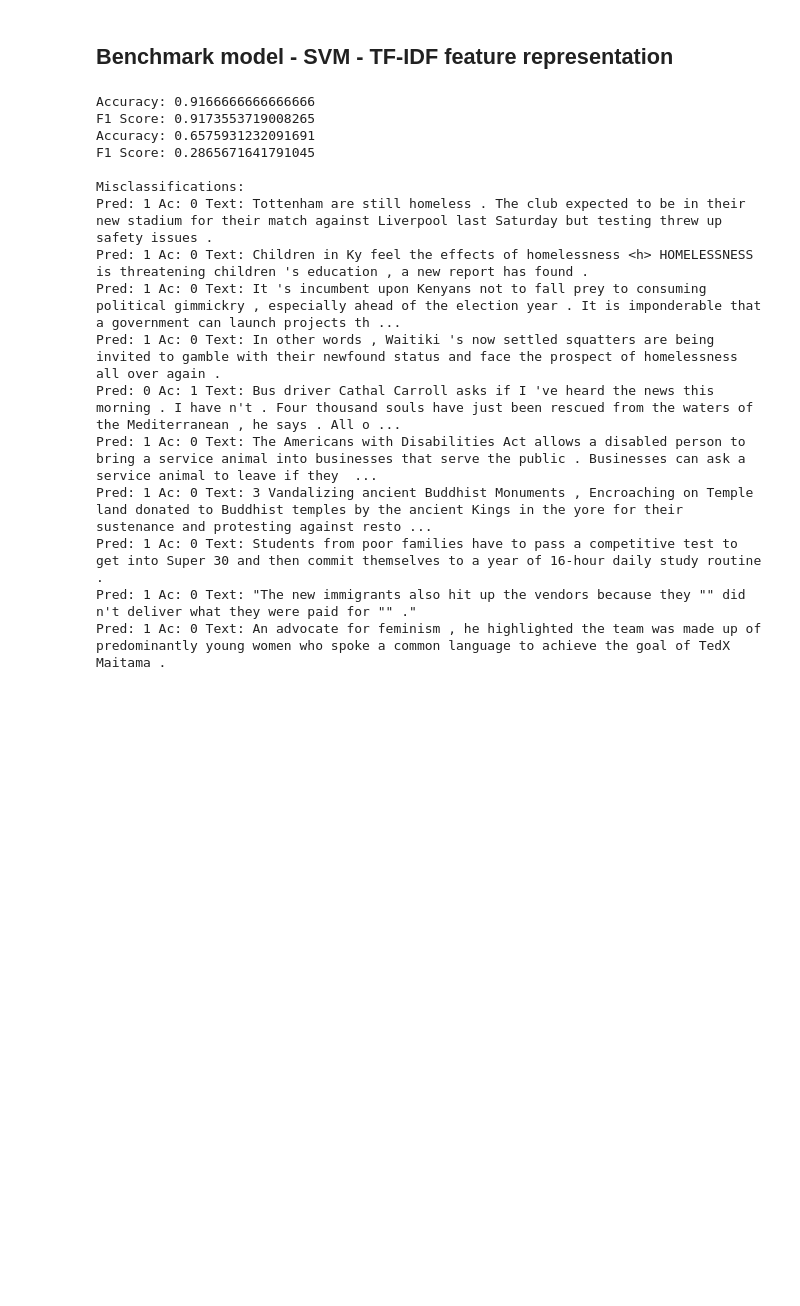
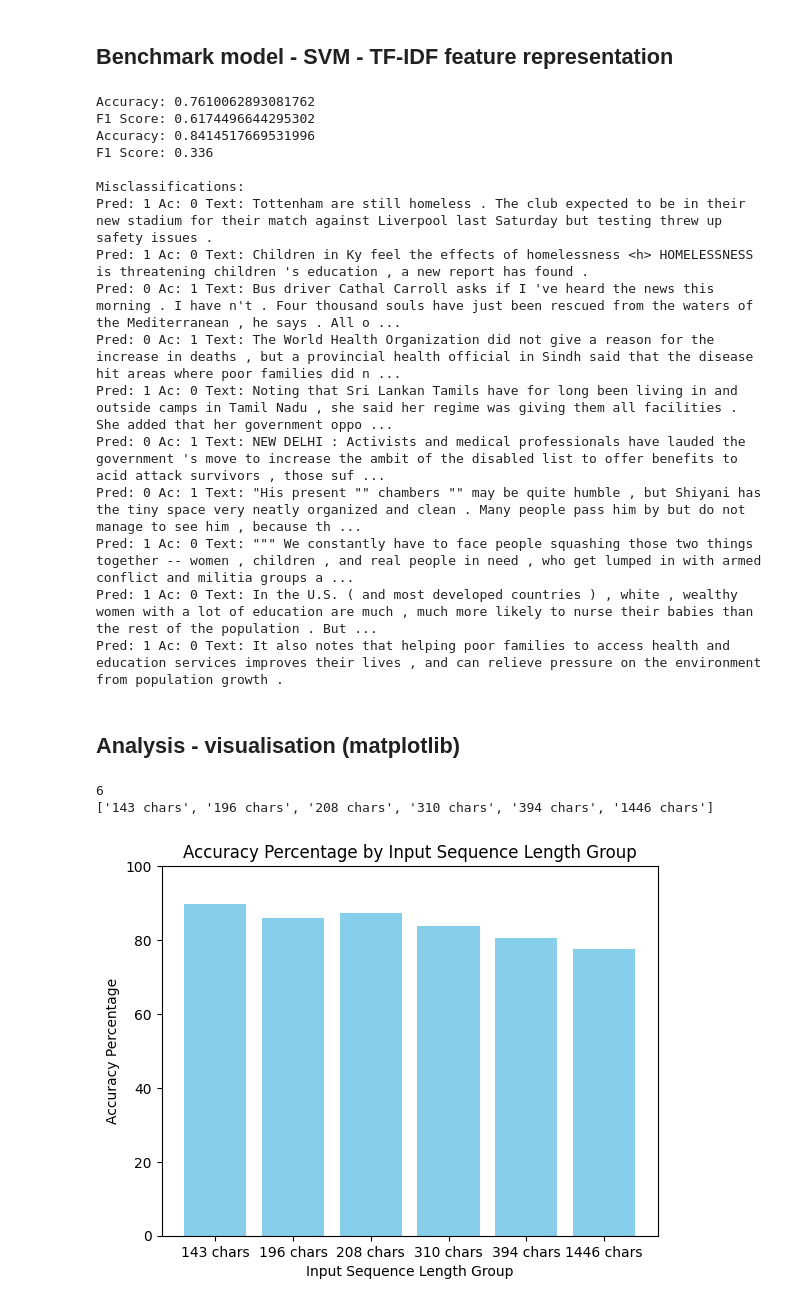
Before and after one commit to jas320/NLP_CW2, a Jupyter notebook: nlp_cw2.ipynb, the cells around one changed output. Drawn from its saved outputs; the diff is of its cells as text; code cells hidden in the pictures; blank space fills up the shorter version.

```diff
--- a/nlp_cw2.ipynb
+++ b/nlp_cw2.ipynb
@@ -117,10 +121,12 @@ for idx in range(len(teids)):
   keyword = data.loc[data.par_id == parid].keyword.values[0]
   text = data.loc[data.par_id == parid].text.values[0]
   label = data.loc[data.par_id == parid].label.values[0]
+  orig_label = data.loc[data.par_id == parid].orig_label.values[0]
   test_rows.append({
       'par_id':parid,
       'community':keyword,
       'text':text,
-      'label':label
+      'label':label,
+      'orig_label': orig_label
   })
   #TODO: keyword?Country?length?
@@ -381,6 +514,7 @@ from sklearn.model_selection import train_test_split
 
 # Split the dataset into training and testing sets
 # X,y = train_data_text_list[:300] + train_data_text_list[-300:], train_data_label_list[:300] +  train_data_label_list[-300:]
+X, y = train_data_text_list, train_data_label_list
 X_train, X_test, y_train, y_test = train_test_split(X, y, test_size=0.2, random_state=42)
 
 # Create TF-IDF vectors
@@ -410,19 +544,70 @@ y_unseen_pred = svm_classifier.predict(X_unseen_tfidf)
 # Calculate accuracy for unseen test data
 calc_scores_and_print_miscalculations(true_labels, y_unseen_pred, unseen_data)
 # %% [output]
-Accuracy: 0.9166666666666666
-F1 Score: 0.9173553719008265
-Accuracy: 0.6575931232091691
-F1 Score: 0.2865671641791045
+Accuracy: 0.7610062893081762
+F1 Score: 0.6174496644295302
+Accuracy: 0.8414517669531996
+F1 Score: 0.336
 
 Misclassifications:
 Pred: 1 Ac: 0 Text: Tottenham are still homeless . The club expected to be in their new stadium for their match against Liverpool last Saturday but testing threw up safety issues .
 Pred: 1 Ac: 0 Text: Children in Ky feel the effects of homelessness <h> HOMELESSNESS is threatening children 's education , a new report has found .
-Pred: 1 Ac: 0 Text: It 's incumbent upon Kenyans not to fall prey to consuming political gimmickry , especially ahead of the election year . It is imponderable that a government can launch projects th ...
-Pred: 1 Ac: 0 Text: In other words , Waitiki 's now settled squatters are being invited to gamble with their newfound status and face the prospect of homelessness all over again .
 Pred: 0 Ac: 1 Text: Bus driver Cathal Carroll asks if I 've heard the news this morning . I have n't . Four thousand souls have just been rescued from the waters of the Mediterranean , he says . All o ...
-Pred: 1 Ac: 0 Text: The Americans with Disabilities Act allows a disabled person to bring a service animal into businesses that serve the public . Businesses can ask a service animal to leave if they  ...
-Pred: 1 Ac: 0 Text: 3 Vandalizing ancient Buddhist Monuments , Encroaching on Temple land donated to Buddhist temples by the ancient Kings in the yore for their sustenance and protesting against resto ...
-Pred: 1 Ac: 0 Text: Students from poor families have to pass a competitive test to get into Super 30 and then commit themselves to a year of 16-hour daily study routine .
-Pred: 1 Ac: 0 Text: "The new immigrants also hit up the vendors because they "" did n't deliver what they were paid for "" ."
-Pred: 1 Ac: 0 Text: An advocate for feminism , he highlighted the team was made up of predominantly young women who spoke a common language to achieve the goal of TedX Maitama .
+Pred: 0 Ac: 1 Text: The World Health Organization did not give a reason for the increase in deaths , but a provincial health official in Sindh said that the disease hit areas where poor families did n ...
+Pred: 1 Ac: 0 Text: Noting that Sri Lankan Tamils have for long been living in and outside camps in Tamil Nadu , she said her regime was giving them all facilities . She added that her government oppo ...
+Pred: 0 Ac: 1 Text: NEW DELHI : Activists and medical professionals have lauded the government 's move to increase the ambit of the disabled list to offer benefits to acid attack survivors , those suf ...
+Pred: 0 Ac: 1 Text: "His present "" chambers "" may be quite humble , but Shiyani has the tiny space very neatly organized and clean . Many people pass him by but do not manage to see him , because th ...
+Pred: 1 Ac: 0 Text: """ We constantly have to face people squashing those two things together -- women , children , and real people in need , who get lumped in with armed conflict and militia groups a ...
+Pred: 1 Ac: 0 Text: In the U.S. ( and most developed countries ) , white , wealthy women with a lot of education are much , much more likely to nurse their babies than the rest of the population . But ...
+Pred: 1 Ac: 0 Text: It also notes that helping poor families to access health and education services improves their lives , and can relieve pressure on the environment from population growth .
+# %% [markdown]
+## Analysis - visualisation (matplotlib)
+# %%
+import numpy as np
+import matplotlib.pyplot as plt
+
+# Combine the sequences, true labels, and predicted labels into a list of tuples
+data = list(zip(unseen_data, true_labels, y_unseen_pred))
+
+# Sort the data based on the length of the input sequences
+sorted_data = sorted(data, key=lambda x: len(x[0].split()))
+
+# Define the number of groups
+n_groups = 5
+
+# Calculate the group size
+group_size = len(sorted_data) // (n_groups + 1)
+
+# Divide the sorted data into n_groups approximately equal-sized groups
+groups = [sorted_data[i:i+group_size] for i in range(0, len(sorted_data), group_size)]
+print(len(groups))
+# Initialize counters for correctly predicted labels
+group_correct = [0] * (n_groups + 1)
+
+# Iterate through each group and count the number of correctly predicted labels
+for i, group in enumerate(groups):
+    for seq, true_label, pred_label in group:
+        if true_label == pred_label:
+            group_correct[min(i, len(group_correct) - 1)] += 1  # Ensure index doesn't exceed the length of group_correct
+
+# Calculate accuracy percentage for each group
+group_sizes = [len(group) for group in groups]
+group_accuracies = [(correct / size) * 100 if size != 0 else 0 for correct, size in zip(group_correct, group_sizes)]
+
+# Plot the results
+# Calculate the amount of characters at the end of each group
+end_char_counts = [len(group[-1][0]) for group in groups]
+categories = [f'{end_char_count} chars' for end_char_count in end_char_counts]
+print(categories)
+accuracies = group_accuracies
+
+plt.bar(categories, accuracies, color=['skyblue'])
+plt.xlabel('Input Sequence Length Group')
+plt.ylabel('Accuracy Percentage')
+plt.title('Accuracy Percentage by Input Sequence Length Group')
+plt.ylim(0, 100)
+plt.show()
+# %% [output]
+6
+['143 chars', '196 chars', '208 chars', '310 chars', '394 chars', '1446 chars']
+[figure, added]
```
Also changed, not shown: parts of 16 cells of this notebook, 4 other files.
